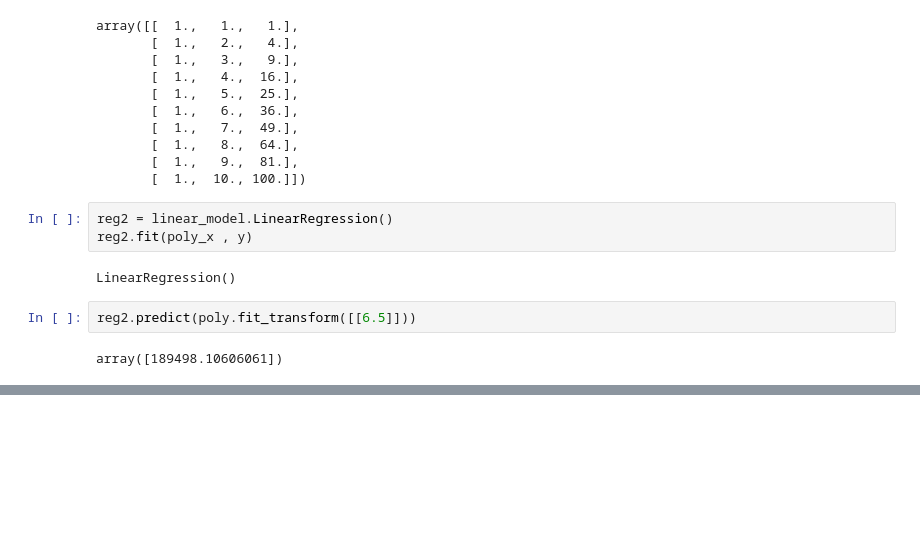
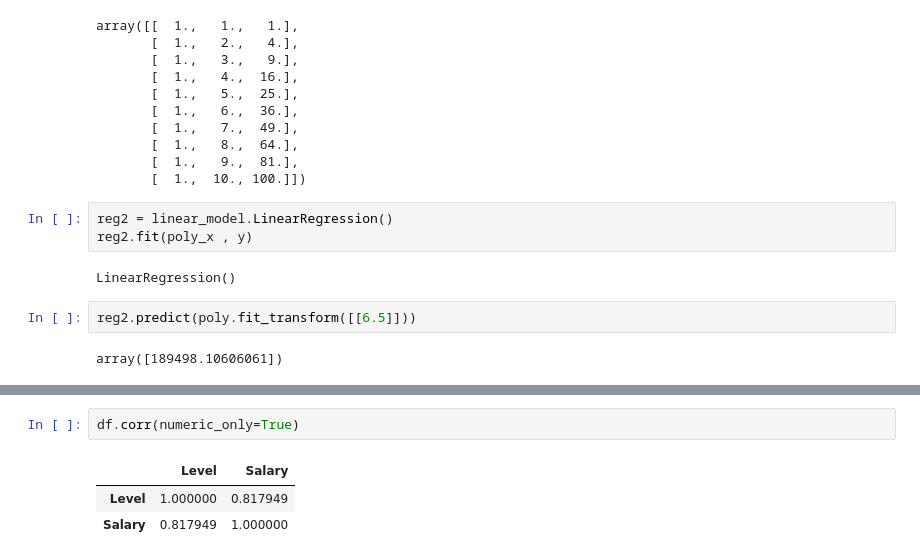
Before and after one commit to azaz9026/Machine_Learning_Algorithms, a Jupyter notebook: Linear Regression/polynomial_regression.ipynb, the cells around one changed output, grey strips where cells are left out. Drawn from its saved outputs; the diff is of its cells as text; blank space fills up the shorter version.

```diff
--- a/Linear Regression/polynomial_regression.ipynb
+++ b/Linear Regression/polynomial_regression.ipynb
@@ -105,0 +130,6 @@ array([189498.10606061])
+# %%
+df.corr(numeric_only=True)
+# %% [output]
+|  | Level | Salary |
+| Level | 1.000000 | 0.817949 |
+| Salary | 0.817949 | 1.000000 |
```
Also changed, not shown: parts of 18 cells of this notebook, 1 other file.
